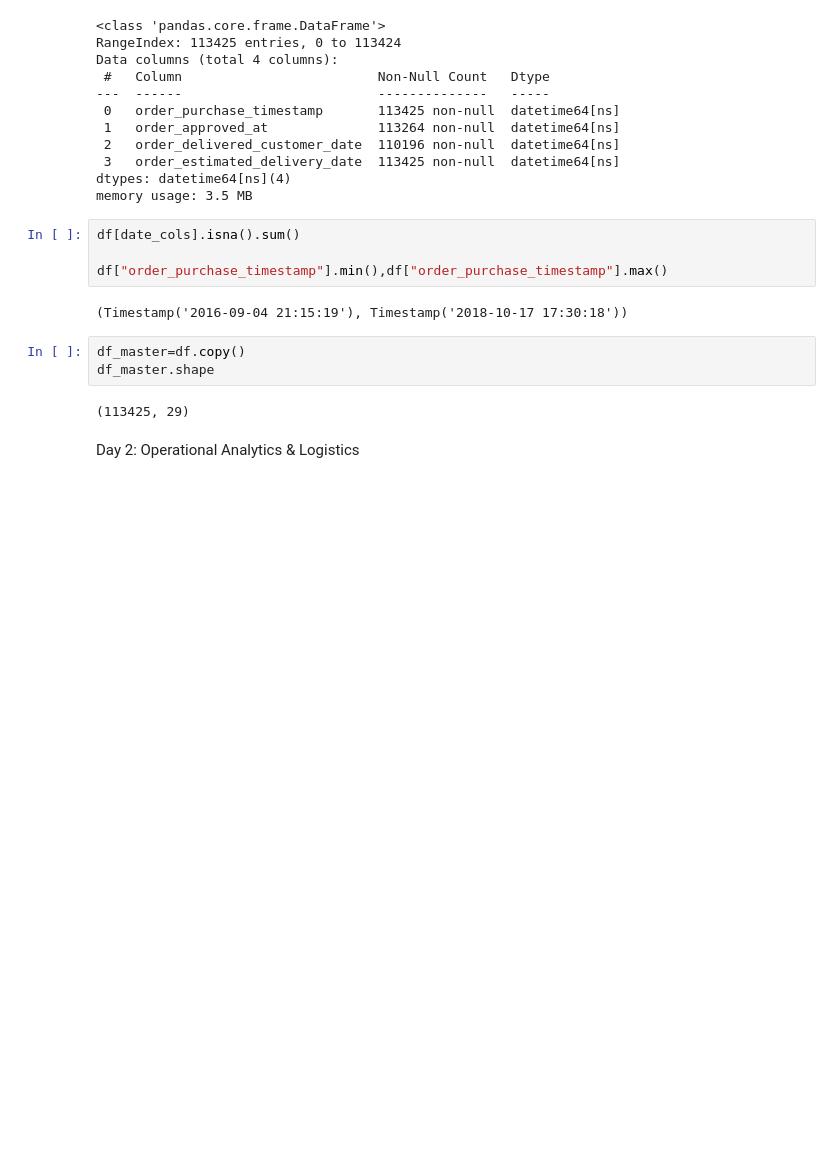
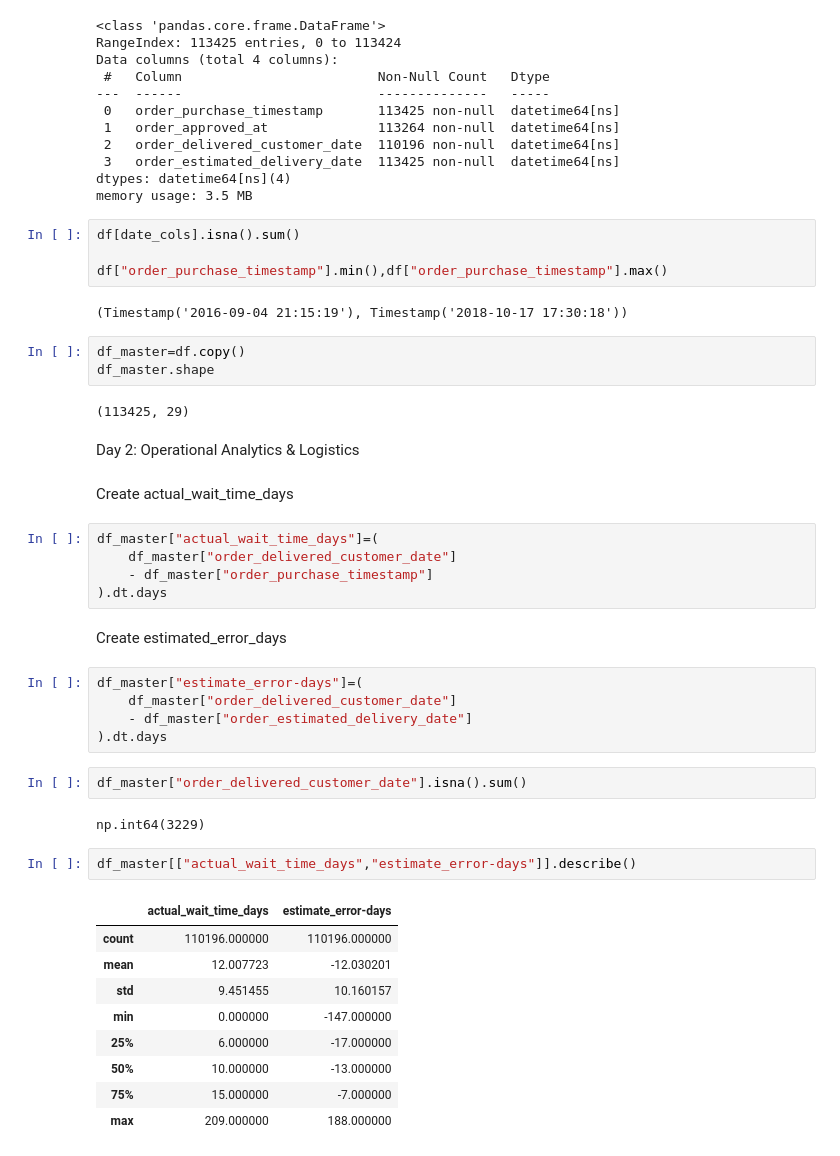
Before and after one commit to abhishek-shukla7/Brazilian-E-Commerce-by-Olist-analysis, a Jupyter notebook: Brazilian.ipynb, the cells around one changed output. Saved outputs shown, nothing was run; the diff lists cells and outputs as text; blank space fills up the shorter version.

```diff
--- a/Brazilian.ipynb
+++ b/Brazilian.ipynb
@@ -395,3 +395,33 @@ df_master.shape
 (113425, 29)
 # %% [markdown]
 Day 2: Operational Analytics & Logistics
+# %% [markdown]
+Create actual_wait_time_days
+# %%
+df_master["actual_wait_time_days"]=(
+    df_master["order_delivered_customer_date"]
+    - df_master["order_purchase_timestamp"]
+).dt.days
+# %% [markdown]
+Create estimated_error_days
+# %%
+df_master["estimate_error-days"]=(
+    df_master["order_delivered_customer_date"]
+    - df_master["order_estimated_delivery_date"]
+).dt.days
+# %%
+df_master["order_delivered_customer_date"].isna().sum()
+# %% [output]
+np.int64(3229)
+# %%
+df_master[["actual_wait_time_days","estimate_error-days"]].describe()
+# %% [output]
+|  | actual_wait_time_days | estimate_error-days |
+| count | 110196.000000 | 110196.000000 |
+| mean | 12.007723 | -12.030201 |
+| std | 9.451455 | 10.160157 |
+| min | 0.000000 | -147.000000 |
+| 25% | 6.000000 | -17.000000 |
+| 50% | 10.000000 | -13.000000 |
+| 75% | 15.000000 | -7.000000 |
+| max | 209.000000 | 188.000000 |
```
Also changed, not shown: parts of 18 cells of this notebook.
